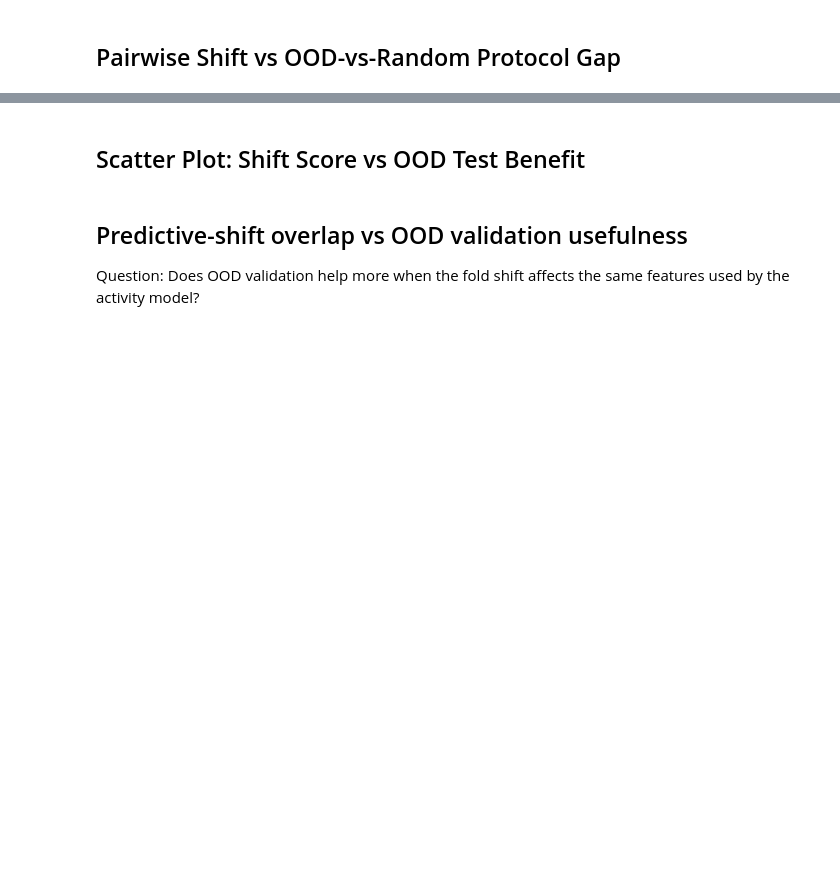
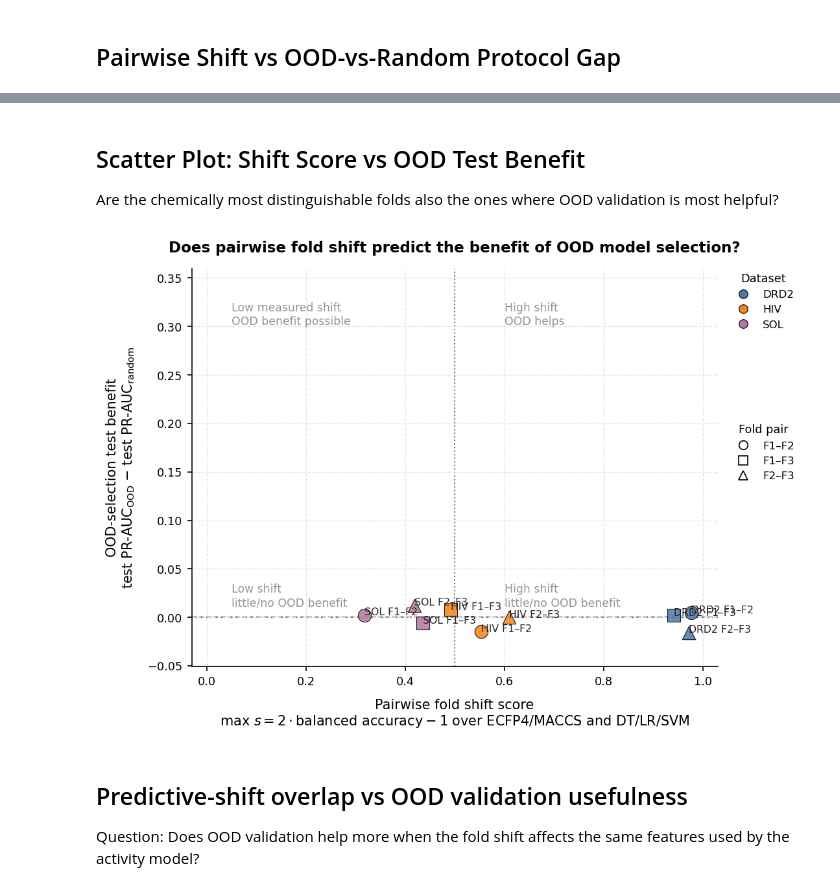
Before and after one commit to francescocapria/drug-discovery-lohi, a Jupyter notebook: notebooks/distribution_shift_analysis/classifier_shift_test_all_hi.ipynb, the cells around one changed output, grey strips where cells are left out. Saved outputs shown, nothing was run; the diff lists cells and outputs as text; code cells hidden in the pictures; blank space fills up the shorter version.

```diff
--- a/notebooks/distribution_shift_analysis/classifier_shift_test_all_hi.ipynb
+++ b/notebooks/distribution_shift_analysis/classifier_shift_test_all_hi.ipynb
@@ -2311,12 +2496,15 @@ display(df_shift_gap.round(3))
 # %% [markdown]
 ## Scatter Plot: Shift Score vs OOD Test Benefit
+
+Are the chemically most distinguishable folds also the ones where OOD validation is most helpful?
 # %%
 # Plot: pairwise fold shift vs OOD-selection test benefit
 
 import matplotlib.pyplot as plt
 import matplotlib as mpl
 from matplotlib.lines import Line2D
-from adjustText import adjust_text
+
+# from adjustText import adjust_text
 
 FIG_ROOT = OUT_ROOT / "figures"
 FIG_ROOT.mkdir(parents=True, exist_ok=True)
@@ -2396,14 +2584,6 @@ for _, row in df_shift_gap.iterrows():
         )
     )
 
-adjust_text(
-    texts,
-    ax=ax,
-    expand=(1.15, 1.25),
-    force_text=(0.25, 0.35),
-    force_static=(0.15, 0.25),
-    only_move={"text": "xy"},
-)
 
 ax.axhline(
     0.0,
@@ -2532,33 +2712,35 @@ legend_1 = ax.legend(
     bbox_to_anchor=(1.02, 1.00),
     frameon=False,
     borderaxespad=0.0,
 )
 
 ax.add_artist(legend_1)
 
 ax.legend(
     handles=pair_handles,
     title="Fold pair",
     loc="upper left",
     bbox_to_anchor=(1.02, 0.62),
     frameon=False,
     borderaxespad=0.0,
 )
 
 fig.tight_layout()
 
 fig.savefig(
     FIG_ROOT / "pairwise_shift_vs_test_gap_quadrants_paper.png",
     dpi=600,
     bbox_inches="tight",
 )
 
 fig.savefig(
     FIG_ROOT / "pairwise_shift_vs_test_gap_quadrants_paper.pdf",
     bbox_inches="tight",
 )
 
 plt.show()
+# %% [output]
+[figure, added]
 # %% [markdown]
 ## Predictive-shift overlap vs OOD validation usefulness
 
```
Also changed, not shown: parts of 16 cells of this notebook, 2 other files.
